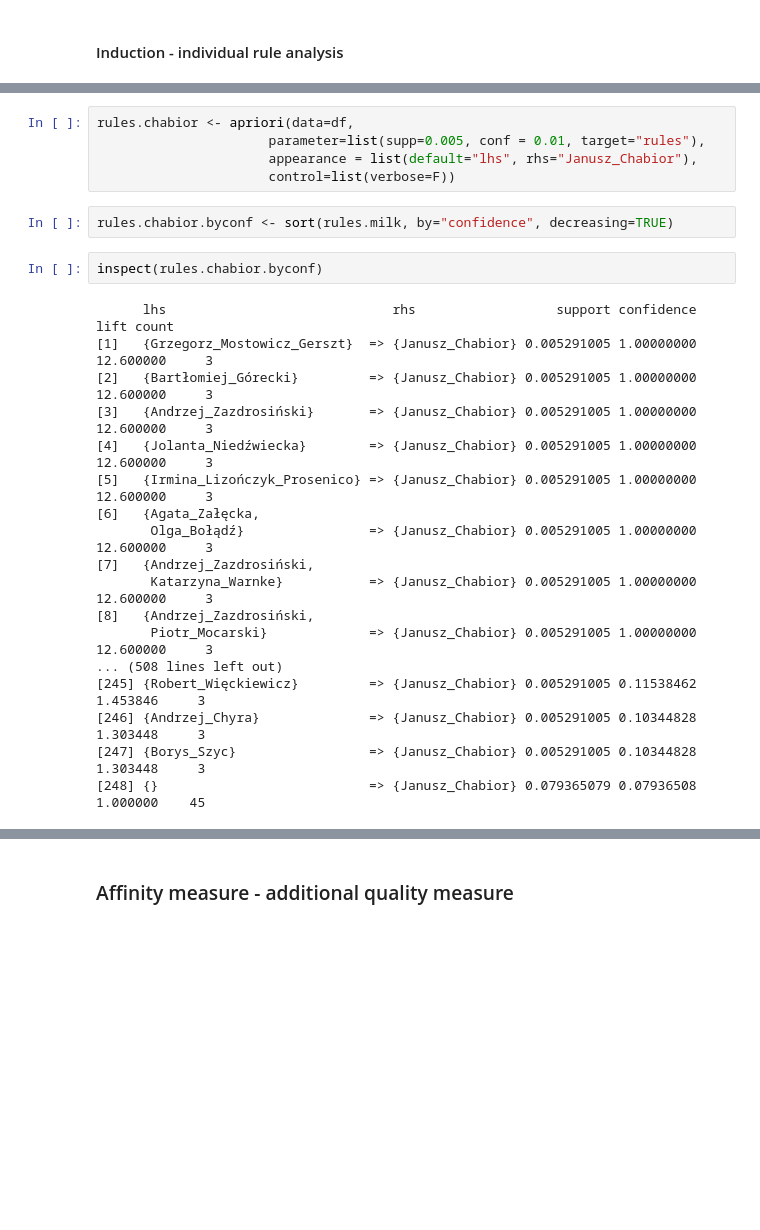
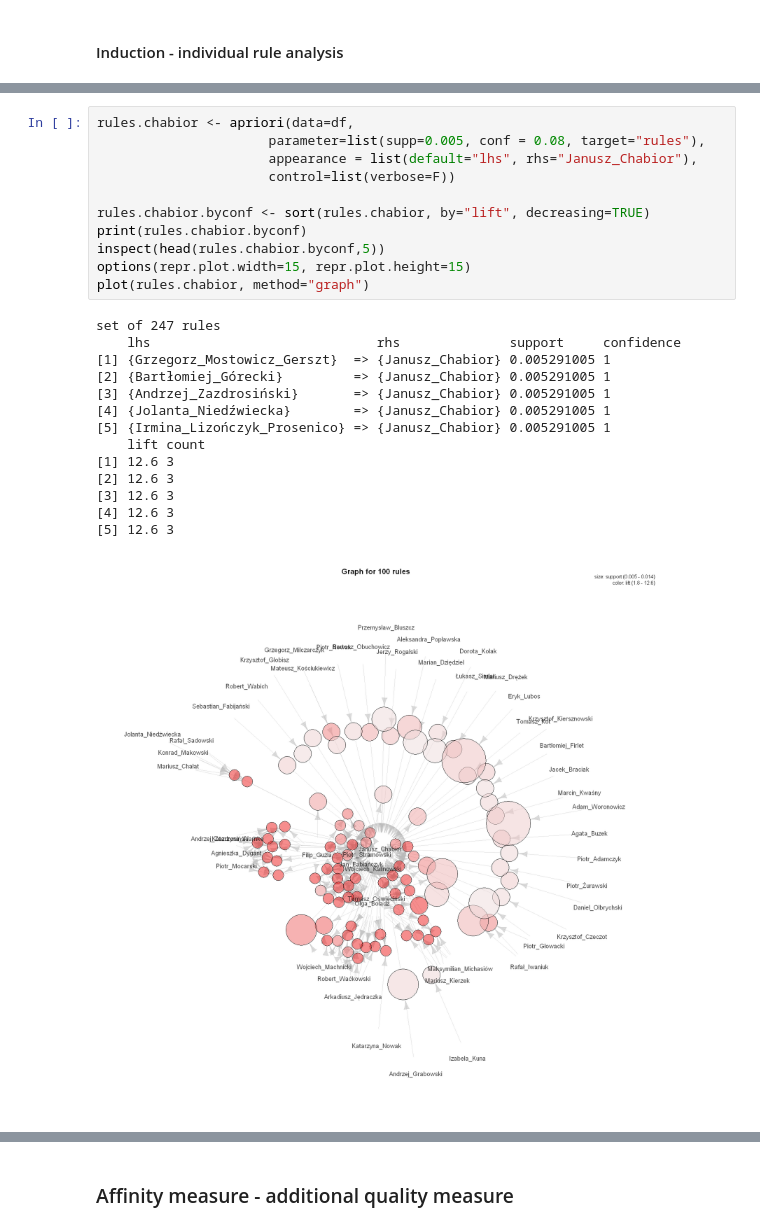
Before and after one commit to michaelwozniak/paper_ul3_wozniak_wrzesinski, a Jupyter notebook: paper_ul3_wozniak_wrzesinski.ipynb, the cells around one changed output, grey strips where cells are left out. Saved outputs shown, nothing was run; the diff lists cells and outputs as text; blank space fills up the shorter version.

```diff
--- a/paper_ul3_wozniak_wrzesinski.ipynb
+++ b/paper_ul3_wozniak_wrzesinski.ipynb
@@ -588,27 +642,26 @@ We will conduct now induction analysis (focus on particular actors). We selected
 # %%
 rules.chabior <- apriori(data=df,
-                      parameter=list(supp=0.005, conf = 0.01, target="rules"),
+                      parameter=list(supp=0.005, conf = 0.08, target="rules"),
                       appearance = list(default="lhs", rhs="Janusz_Chabior"),
                       control=list(verbose=F))
+
+rules.chabior.byconf <- sort(rules.chabior, by="lift", decreasing=TRUE)
+print(rules.chabior.byconf)
+inspect(head(rules.chabior.byconf,5))
+options(repr.plot.width=15, repr.plot.height=15)
+plot(rules.chabior, method="graph")
+# %% [output]
+set of 247 rules
+    lhs                             rhs              support     confidence
+[1] {Grzegorz_Mostowicz_Gerszt}  => {Janusz_Chabior} 0.005291005 1
+[2] {Bartłomiej_Górecki}         => {Janusz_Chabior} 0.005291005 1
+[3] {Andrzej_Zazdrosiński}       => {Janusz_Chabior} 0.005291005 1
+[4] {Jolanta_Niedźwiecka}        => {Janusz_Chabior} 0.005291005 1
+[5] {Irmina_Lizończyk_Prosenico} => {Janusz_Chabior} 0.005291005 1
+    lift count
+[1] 12.6 3
+[2] 12.6 3
+[3] 12.6 3
+[4] 12.6 3
+[5] 12.6 3
+[figure, added]
-# %%
-rules.chabior.byconf <- sort(rules.milk, by="confidence", decreasing=TRUE)
-# %%
-inspect(rules.chabior.byconf)
-# %% [output]
-      lhs                             rhs                  support confidence      lift count
-[1]   {Grzegorz_Mostowicz_Gerszt}  => {Janusz_Chabior} 0.005291005 1.00000000 12.600000     3
-[2]   {Bartłomiej_Górecki}         => {Janusz_Chabior} 0.005291005 1.00000000 12.600000     3
-[3]   {Andrzej_Zazdrosiński}       => {Janusz_Chabior} 0.005291005 1.00000000 12.600000     3
-[4]   {Jolanta_Niedźwiecka}        => {Janusz_Chabior} 0.005291005 1.00000000 12.600000     3
-[5]   {Irmina_Lizończyk_Prosenico} => {Janusz_Chabior} 0.005291005 1.00000000 12.600000     3
-[6]   {Agata_Załęcka,
-       Olga_Bołądź}                => {Janusz_Chabior} 0.005291005 1.00000000 12.600000     3
-[7]   {Andrzej_Zazdrosiński,
-       Katarzyna_Warnke}           => {Janusz_Chabior} 0.005291005 1.00000000 12.600000     3
-[8]   {Andrzej_Zazdrosiński,
-       Piotr_Mocarski}             => {Janusz_Chabior} 0.005291005 1.00000000 12.600000     3
-... (508 lines left out)
-[245] {Robert_Więckiewicz}         => {Janusz_Chabior} 0.005291005 0.11538462  1.453846     3
-[246] {Andrzej_Chyra}              => {Janusz_Chabior} 0.005291005 0.10344828  1.303448     3
-[247] {Borys_Szyc}                 => {Janusz_Chabior} 0.005291005 0.10344828  1.303448     3
-[248] {}                           => {Janusz_Chabior} 0.079365079 0.07936508  1.000000    45
```
Also changed, not shown: parts of 24 cells of this notebook.
